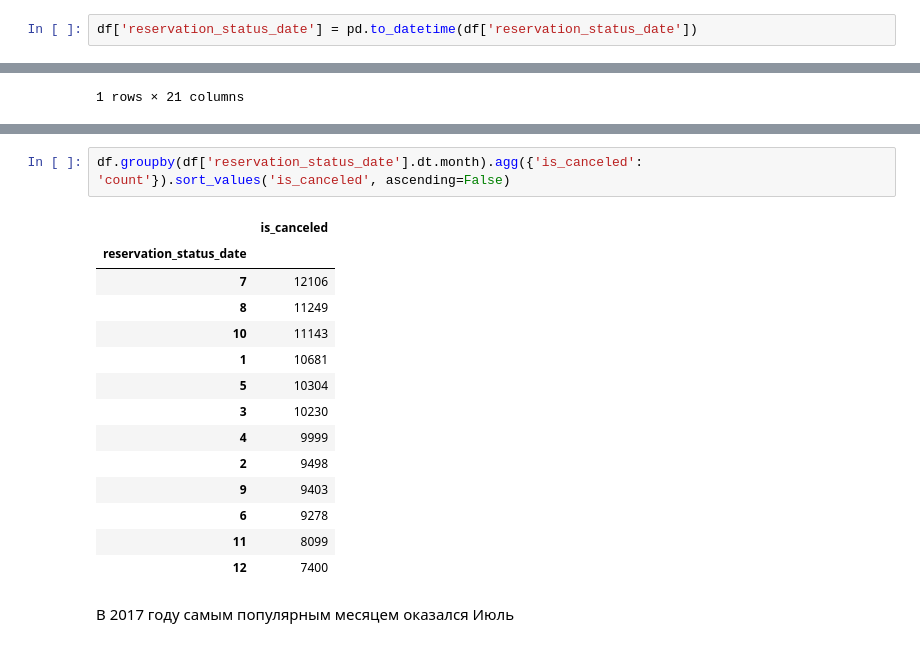
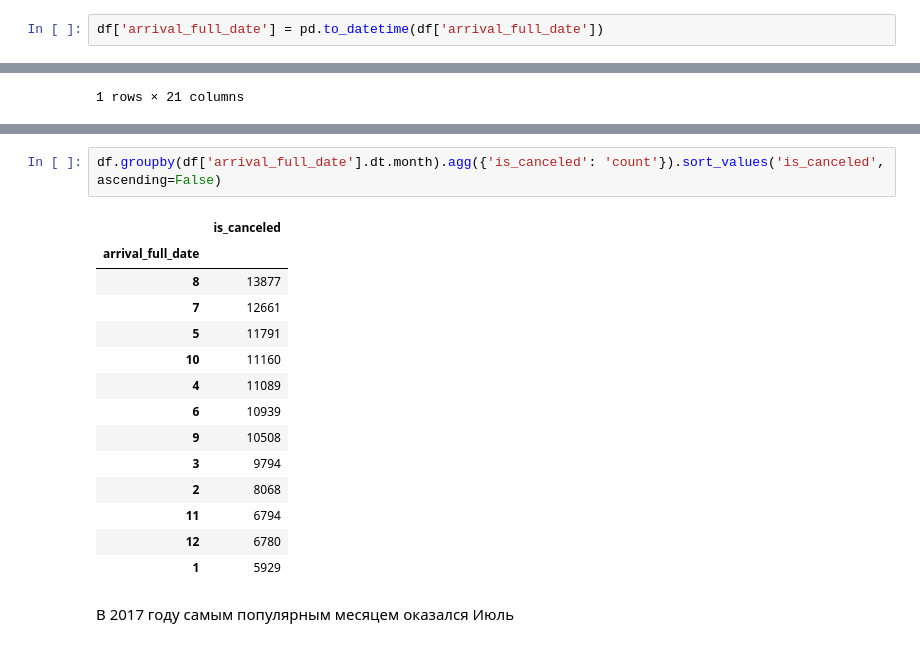
Before and after one commit to Tamerly/Data_analisys_learning, a Jupyter notebook: Project_lesson_2.ipynb, the cells around one changed output, grey strips where cells are left out. Saved outputs shown, nothing was run; the diff lists cells and outputs as text.

```diff
--- a/Project_lesson_2.ipynb
+++ b/Project_lesson_2.ipynb
@@ -157,7 +157,7 @@ count_different
 *   На какой месяц чаще всего успешно оформляли бронь в 2016? Изменился ли самый популярный месяц в 2017?
 *   Сгруппируйте данные по годам и проверьте, на какой месяц бронирования отеля типа City Hotel отменялись чаще всего в каждый из периодов.
 # %%
-df['reservation_status_date'] = pd.to_datetime(df['reservation_status_date'])
+df['arrival_full_date'] = pd.to_datetime(df['arrival_full_date'])
 # %%
 df['is_canceled'].value_counts()
 # %% [output]
@@ -228,19 +200,19 @@ df_2017
 # %%
-df.groupby(df['reservation_status_date'].dt.month).agg({'is_canceled': 'count'}).sort_values('is_canceled', ascending=False)
+df.groupby(df['arrival_full_date'].dt.month).agg({'is_canceled': 'count'}).sort_values('is_canceled', ascending=False)
 # %% [output]
 |  | is_canceled |
-| reservation_status_date |  |
-| 7 | 12106 |
-| 8 | 11249 |
-| 10 | 11143 |
-| 1 | 10681 |
-| 5 | 10304 |
-| 3 | 10230 |
-| 4 | 9999 |
-| 2 | 9498 |
-| 9 | 9403 |
-| 6 | 9278 |
-| 11 | 8099 |
-| 12 | 7400 |
+| arrival_full_date |  |
+| 8 | 13877 |
+| 7 | 12661 |
+| 5 | 11791 |
+| 10 | 11160 |
+| 4 | 11089 |
+| 6 | 10939 |
+| 9 | 10508 |
+| 3 | 9794 |
+| 2 | 8068 |
+| 11 | 6794 |
+| 12 | 6780 |
+| 1 | 5929 |
 # %% [markdown]
 В 2017 году самым популярным месяцем оказался Июль
```
Also changed, not shown: parts of 22 cells of this notebook.
